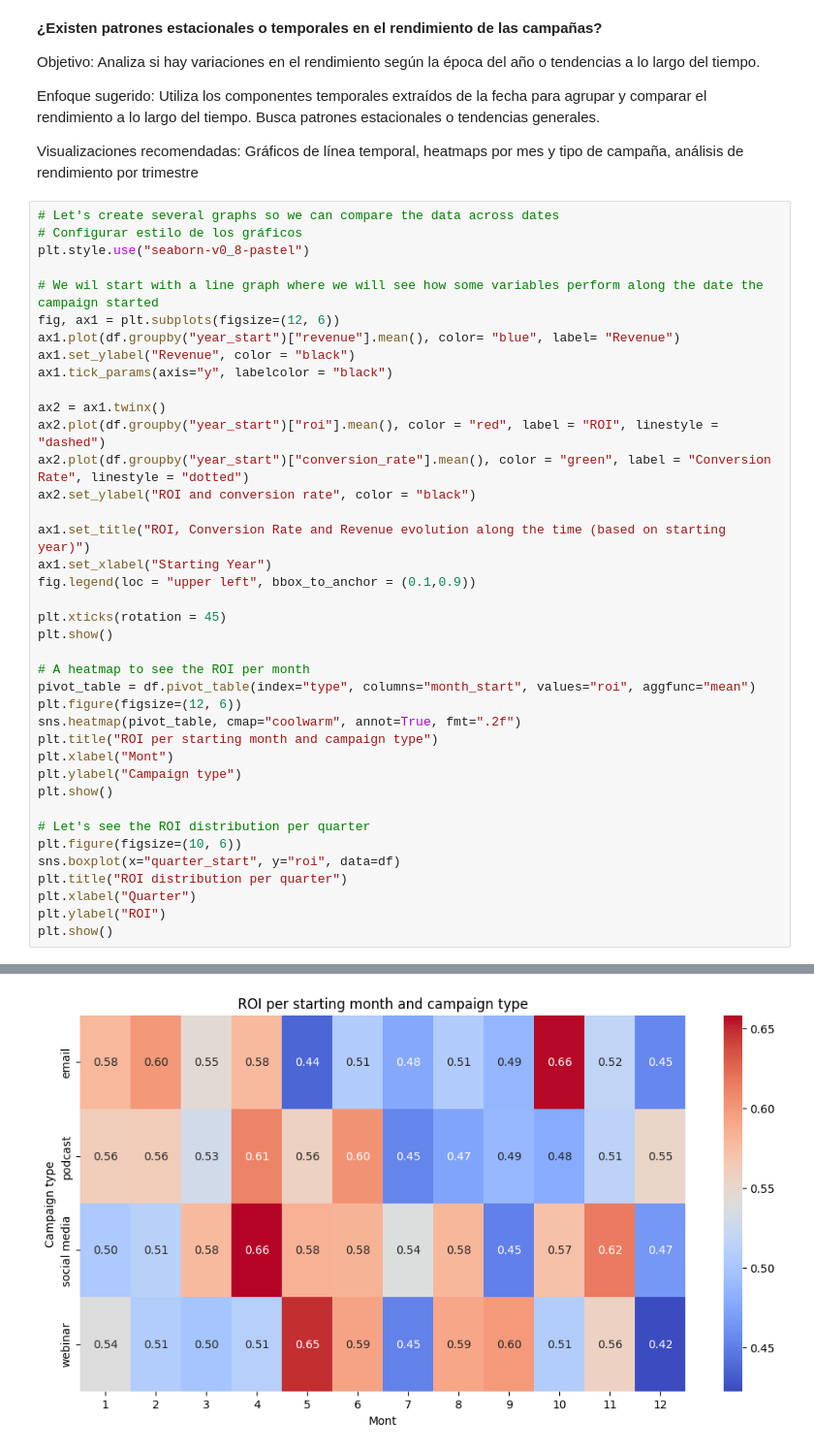
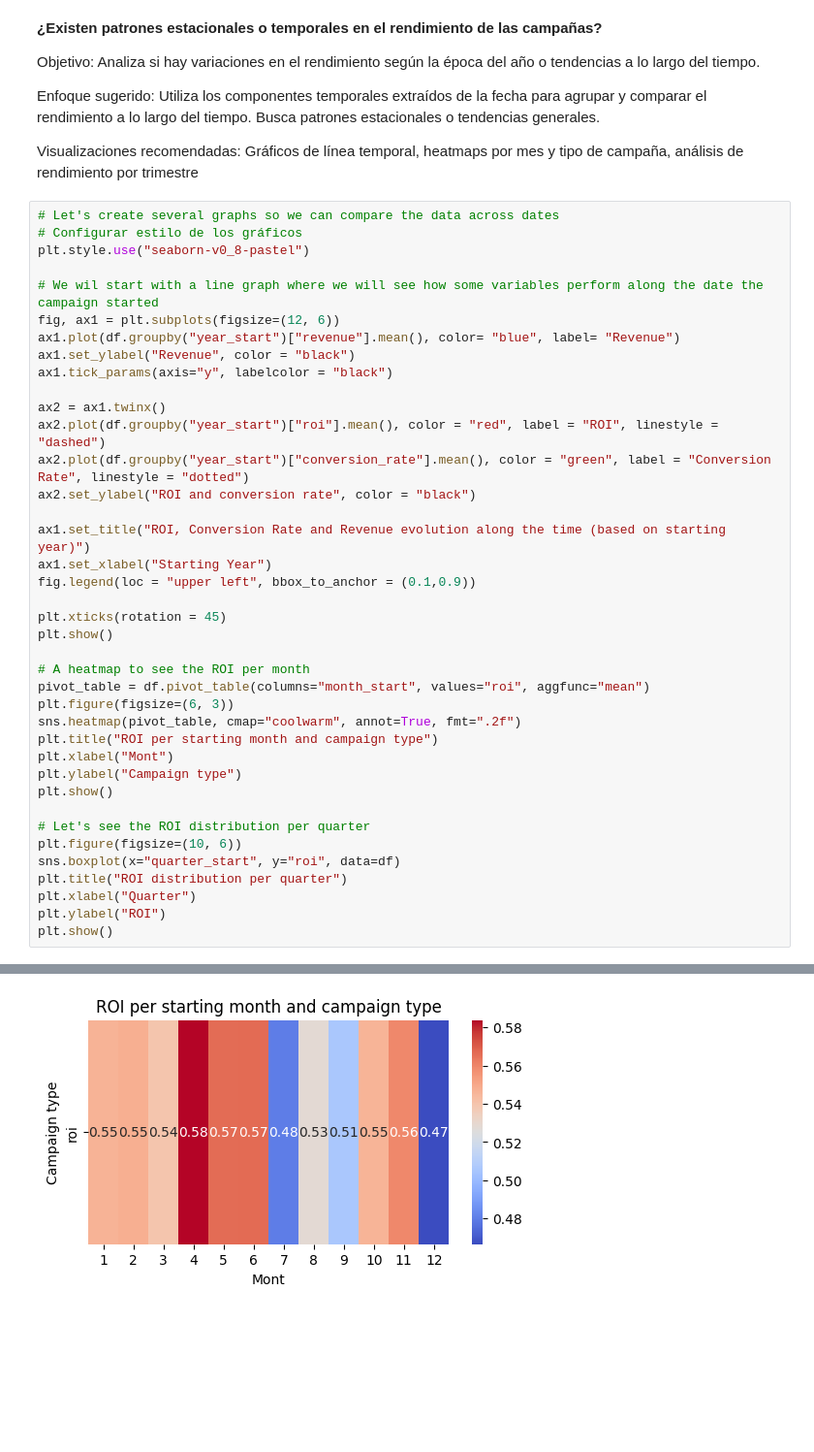
Before and after one commit to Ignacio538/Marketing-Campaings, a Jupyter notebook: notebooks/Tasks.ipynb, the cells around one changed output, grey strips where cells are left out. Shown at 97% size. Drawn from its saved outputs; the diff is of its cells as text; blank space fills up the shorter version.

```diff
--- a/Tasks.ipynb
+++ b/notebooks/Tasks.ipynb
@@ -577,34 +577,34 @@ ax1.set_ylabel("Revenue", color = "black")
 ax1.tick_params(axis="y", labelcolor = "black")
 
 ax2 = ax1.twinx()
 ax2.plot(df.groupby("year_start")["roi"].mean(), color = "red", label = "ROI", linestyle = "dashed")
 ax2.plot(df.groupby("year_start")["conversion_rate"].mean(), color = "green", label = "Conversion Rate", linestyle = "dotted")
 ax2.set_ylabel("ROI and conversion rate", color = "black")
 
 ax1.set_title("ROI, Conversion Rate and Revenue evolution along the time (based on starting year)")
 ax1.set_xlabel("Starting Year")
 fig.legend(loc = "upper left", bbox_to_anchor = (0.1,0.9))
 
 plt.xticks(rotation = 45)
 plt.show()
 
 # A heatmap to see the ROI per month
-pivot_table = df.pivot_table(index="type", columns="month_start", values="roi", aggfunc="mean")
-plt.figure(figsize=(12, 6))
+pivot_table = df.pivot_table(columns="month_start", values="roi", aggfunc="mean")
+plt.figure(figsize=(6, 3))
 sns.heatmap(pivot_table, cmap="coolwarm", annot=True, fmt=".2f")
 plt.title("ROI per starting month and campaign type")
 plt.xlabel("Mont")
 plt.ylabel("Campaign type")
 plt.show()
 
 # Let's see the ROI distribution per quarter
 plt.figure(figsize=(10, 6))
 sns.boxplot(x="quarter_start", y="roi", data=df)
 plt.title("ROI distribution per quarter")
 plt.xlabel("Quarter")
 plt.ylabel("ROI")
 plt.show()
 # %% [output]
 [figure]
-[figure, old version]
+[figure, new version]
 [figure]
```
Also changed, not shown: parts of 4 cells of this notebook.
